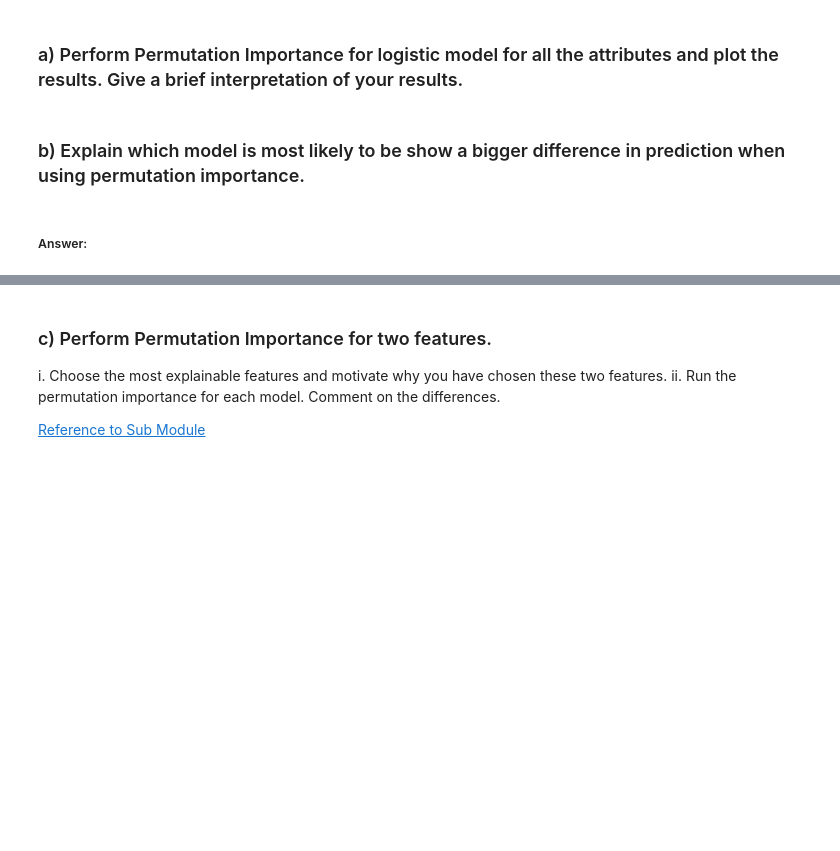
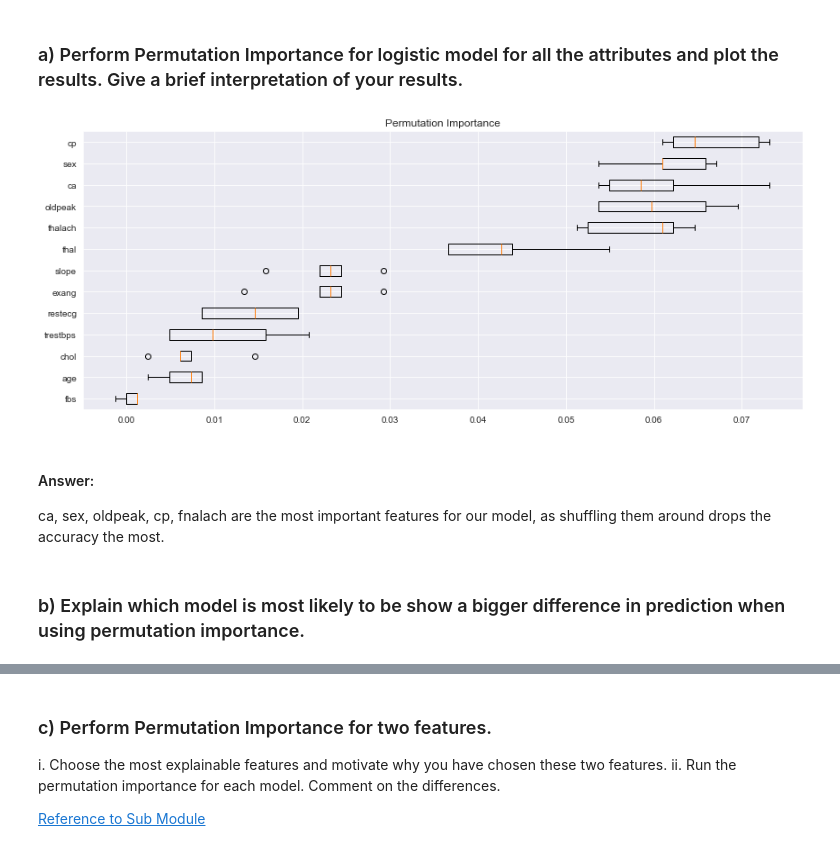
Before and after one commit to Policooo/XAI_Labs, a Jupyter notebook: XAI - Lab Exercises - Starter Code.ipynb, the cells around one changed output, grey strips where cells are left out. Drawn from its saved outputs; the diff is of its cells as text; code cells hidden in the pictures; blank space fills up the shorter version.

```diff
--- a/XAI - Lab Exercises - Starter Code.ipynb
+++ b/XAI - Lab Exercises - Starter Code.ipynb
@@ -291,11 +291,11 @@ After doing this and playing around with different criterion and splitters, we f
 ### b) Plot the accuracy scores for different values of k in the kNN model and comment on how the explanation changes with different values of k.
 # %%
 for i in range(1, 10):
-    new_tree_model = KNeighborsClassifier(n_neighbors=i)
-    new_tree_model.fit(X_train, y_train)
-    new_predictions_tree = new_tree_model.predict(X_test)
-    new_tree_score = f1_score(y_test, new_predictions_tree, average='macro')
-    print(f"{i}: {new_tree_score}")
+    new_knn_model = KNeighborsClassifier(n_neighbors=i)
+    new_knn_model.fit(X_train, y_train)
+    new_predictions_tree = new_knn_model.predict(X_test)
+    new_knn_score = f1_score(y_test, new_predictions_tree, average='macro')
+    print(f"{i}: {new_knn_score}")
 # %% [output]
 1: 1.0
 2: 0.9512183514182372
@@ -328,16 +330,19 @@ from sklearn.inspection import PartialDependenceDisplay  # the method that can b
 # %% [markdown]
 ### a) Perform Permutation Importance for logistic model for all the attributes and plot the results. Give a brief interpretation of your results.
 # %%
-result = ()  # TODO: perform the permutation importance on the logistic model using the train data
+result = (permutation_importance(log_model, X_train, y_train))  # TODO: perform the permutation importance on the logistic model using the train data
 perm_sorted_idx = result.importances_mean.argsort()  # arrange the results by the descending order of the mean.
 
 fig, ax1 = plt.subplots(1, 1, figsize=(12, 5))
 
 ax1.title.set_text('Permutation Importance')
 ax1.boxplot(result.importances[perm_sorted_idx].T, vert=False, labels=X_test.columns[perm_sorted_idx])
 fig.tight_layout()
 plt.show()
+# %% [output]
+[figure, added]
+# %% [markdown]
+#### Answer:
+ca, sex, oldpeak, cp, fnalach are the most important features for our model, as shuffling them around drops the accuracy the most.
 # %% [markdown]
 ### b) Explain which model is most likely to be show a bigger difference in prediction when using permutation importance.
-# %% [markdown]
-##### Answer:
```
Also changed, not shown: parts of 5 cells of this notebook.
